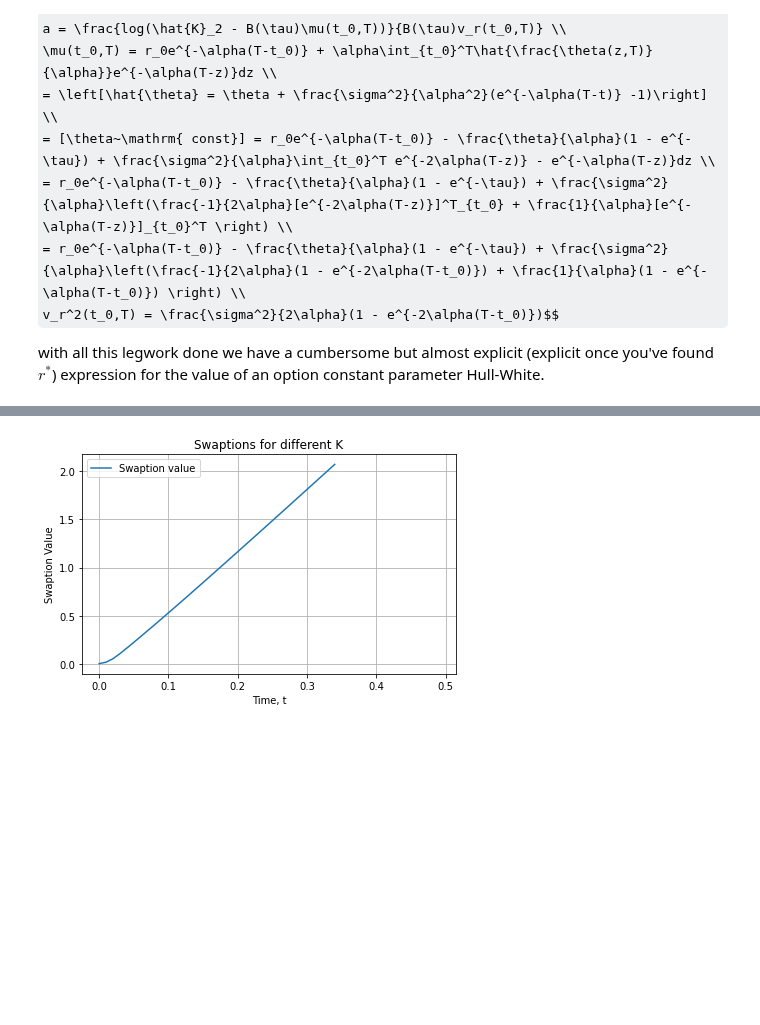
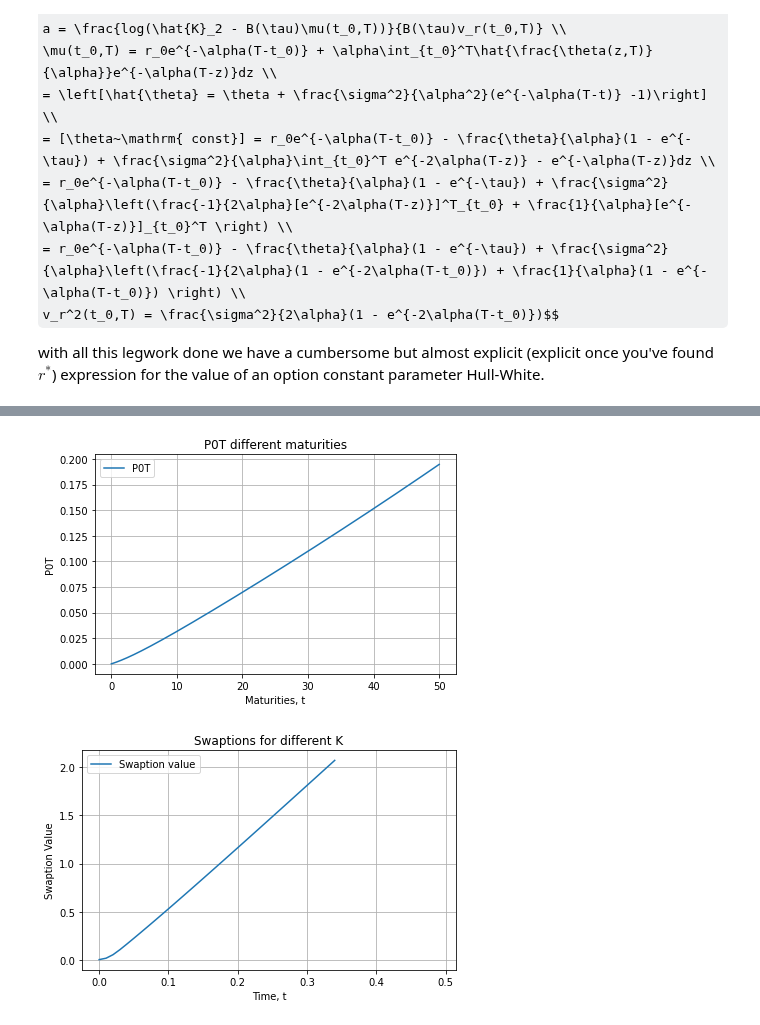
Before and after one commit to spelbella/cva_risk_management_thesis, a Jupyter notebook: pricingCVA.ipynb, the cells around one changed output, grey strips where cells are left out. Cells and saved outputs as stored; diff of their text form; code cells hidden in the pictures; some formulas as TeX source; blank space fills up the shorter version.

```diff
--- a/pricingCVA.ipynb
+++ b/pricingCVA.ipynb
@@ -311,3 +307,24 @@ plt.show()
+# %%
+yield_curve = lambda p, y: ((1/p)**(1/y)-1)
+
+T_s = np.arange(10.01,21.01,1)
+P0T = np.zeros(len(t_s))
+yc = np.zeros(len(t_s))
+for i in np.arange(0,len(t_s)):
+    P0T[i] = P(t_s[0],t_s[i],r[0])
+    yc[i] = yield_curve(P0T[i],10)
+
+fig1, ax1 = plt.subplots(figsize = (6,4), tight_layout = True)
+ax1.plot(t_s,yc,label = "P0T")
+ax1.set_title("P0T different maturities")
+ax1.set_xlabel("Maturities, t")
+ax1.set_ylabel("P0T")
+#ax1.set_xlim((t0,T))
+ax1.grid(True)
+ax1.legend()
+plt.show()
+# %% [output]
+[figure, added]
 # %%
 # There is clearly something wrong with my implementation above :.(
 
```
Also changed, not shown: parts of 5 cells of this notebook.
